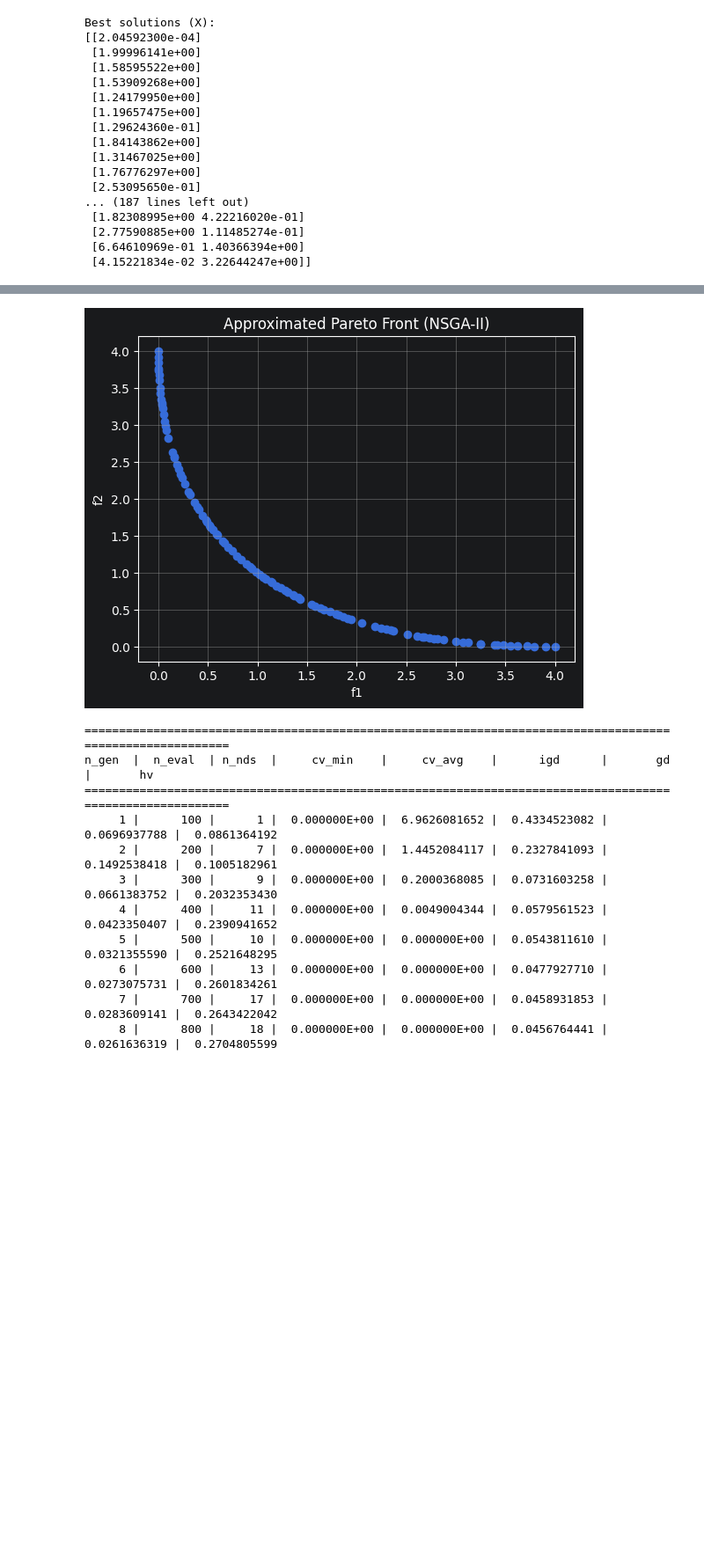
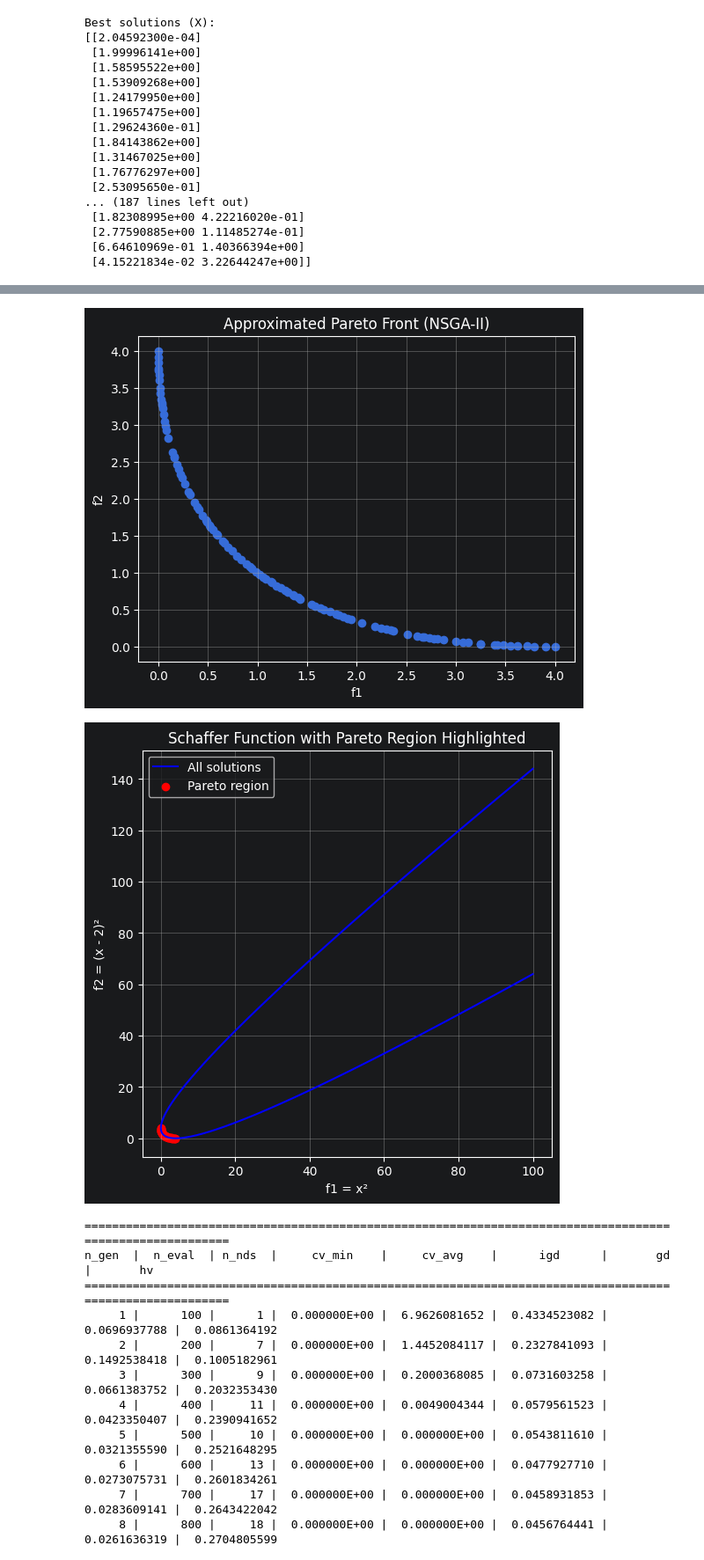
Before and after one commit to Tobias2909/EvolutionaereAlgorithmen, a Jupyter notebook: python/aufgabe5_Multi_obj_problem.ipynb, the cells around one changed output, grey strips where cells are left out. Shown at 88% size. Drawn from its saved outputs; the diff is of its cells as text; code cells hidden in the pictures; blank space fills up the shorter version.

```diff
--- a/python/aufgabe5_Multi_obj_problem.ipynb
+++ b/python/aufgabe5_Multi_obj_problem.ipynb
@@ -62,33 +62,58 @@ Best solutions (X):
 import numpy as np
 import matplotlib.pyplot as plt
 
 # Plot the objective functions
 x = np.linspace(-10, 10, 400)
 
 f1 = x**2
 f2 = (x - 2)**2
 
 plt.figure()
 plt.plot(x, f1, label="f1(x) = x²")
 plt.plot(x, f2, label="f2(x) = (x-2)²")
 plt.xlabel("x")
 plt.ylabel("Objective value")
 plt.title("Schaffer Objective Functions")
 plt.legend()
 plt.grid()
 
 # Plot the Pareto front found by NSGA-II
 plt.figure()
 plt.scatter(res.F[:, 0], res.F[:, 1])
 plt.xlabel("f1")
 plt.ylabel("f2")
 plt.title("Approximated Pareto Front (NSGA-II)")
 plt.grid()
 
 plt.show()
+
+
+
+x = np.linspace(-10, 10, 400)
+
+f1 = x**2
+f2 = (x - 2)**2
+
+pareto_mask = (x >= 0) & (x <= 2)
+
+plt.figure(figsize=(6, 6))
+
+# full curve (non-Pareto + Pareto together)
+plt.plot(f1, f2, color="blue", label="All solutions")
+
+# highlight Pareto part
+plt.scatter(f1[pareto_mask], f2[pareto_mask], color="red", label="Pareto region")
+
+plt.xlabel("f1 = x²")
+plt.ylabel("f2 = (x - 2)²")
+plt.title("Schaffer Function with Pareto Region Highlighted")
+plt.grid()
+plt.legend()
+plt.show()
 # %% [output]
 [figure]
 [figure]
+[figure, added]
 # %%
 from pymoo.problems import get_problem
 from pymoo.algorithms.moo.nsga2 import NSGA2
```
Also changed, not shown: parts of 1 cell of this notebook.
